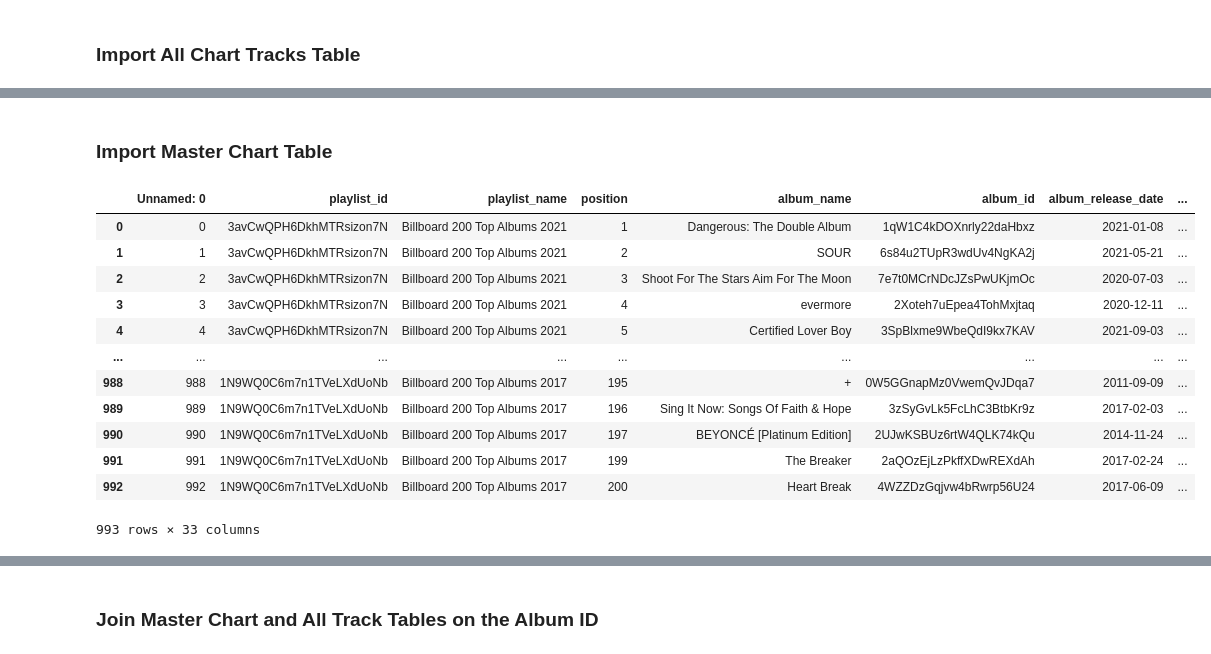
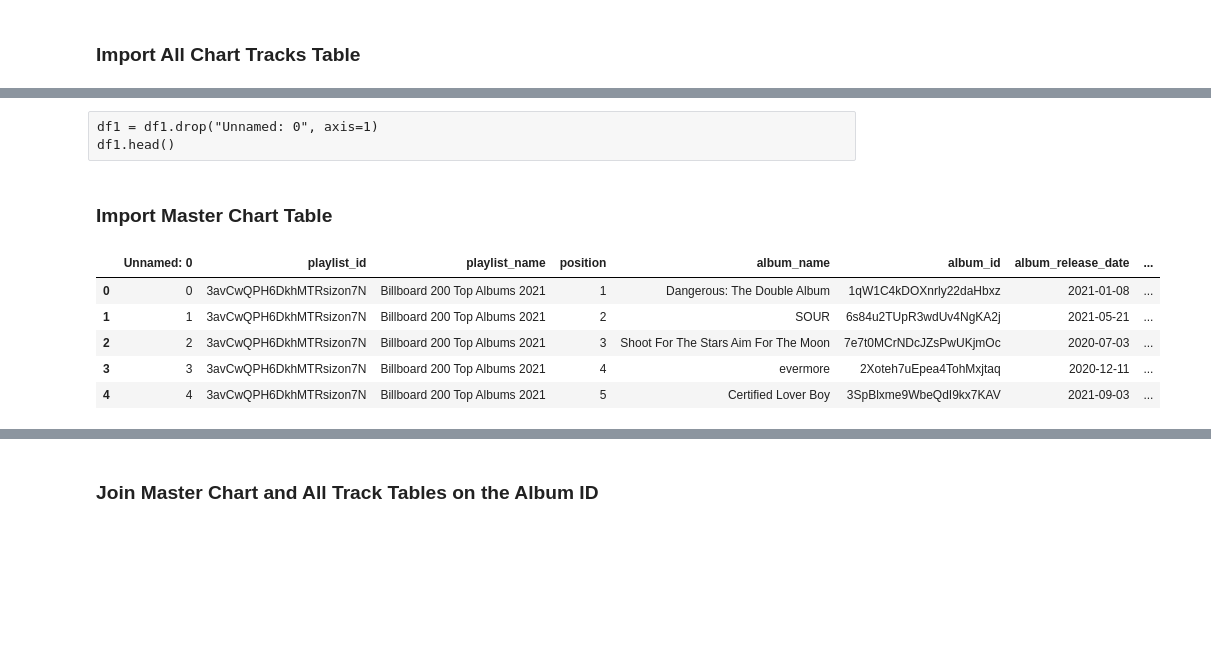
Before and after one commit to katieravenwood/Spotify-Five-Year-Analysis-Project, a Jupyter notebook: notebooks/ExploratoryAnalysis.ipynb, the cells around one changed output, grey strips where cells are left out. Drawn from its saved outputs; the diff is of its cells as text; code cells hidden in the pictures; blank space fills up the shorter version.

```diff
--- a/notebooks/ExploratoryAnalysis.ipynb
+++ b/notebooks/ExploratoryAnalysis.ipynb
@@ -37,19 +20,15 @@ df1
+# %% [raw]
+df1 = df1.drop("Unnamed: 0", axis=1)
+df1.head()
 # %% [markdown]
 ### Import Master Chart Table
 # %%
-df2=pd.read_csv("../data/MasterChartTable.csv")
-df2
+df2=pd.read_csv("../data/MasterChartTableRecoded.csv")
+df2.head()
 # %% [output]
 |  | Unnamed: 0 | playlist_id | playlist_name | position | album_name | album_id | album_release_date | ... |
 | 0 | 0 | 3avCwQPH6DkhMTRsizon7N | Billboard 200 Top Albums 2021 | 1 | Dangerous: The Double Album | 1qW1C4kDOXnrly22daHbxz | 2021-01-08 | ... |
 | 1 | 1 | 3avCwQPH6DkhMTRsizon7N | Billboard 200 Top Albums 2021 | 2 | SOUR | 6s84u2TUpR3wdUv4NgKA2j | 2021-05-21 | ... |
 | 2 | 2 | 3avCwQPH6DkhMTRsizon7N | Billboard 200 Top Albums 2021 | 3 | Shoot For The Stars Aim For The Moon | 7e7t0MCrNDcJZsPwUKjmOc | 2020-07-03 | ... |
 | 3 | 3 | 3avCwQPH6DkhMTRsizon7N | Billboard 200 Top Albums 2021 | 4 | evermore | 2Xoteh7uEpea4TohMxjtaq | 2020-12-11 | ... |
 | 4 | 4 | 3avCwQPH6DkhMTRsizon7N | Billboard 200 Top Albums 2021 | 5 | Certified Lover Boy | 3SpBlxme9WbeQdI9kx7KAV | 2021-09-03 | ... |
-| ... | ... | ... | ... | ... | ... | ... | ... | ... |
-| 988 | 988 | 1N9WQ0C6m7n1TVeLXdUoNb | Billboard 200 Top Albums 2017 | 195 | + | 0W5GGnapMz0VwemQvJDqa7 | 2011-09-09 | ... |
-| 989 | 989 | 1N9WQ0C6m7n1TVeLXdUoNb | Billboard 200 Top Albums 2017 | 196 | Sing It Now: Songs Of Faith & Hope | 3zSyGvLk5FcLhC3BtbKr9z | 2017-02-03 | ... |
-| 990 | 990 | 1N9WQ0C6m7n1TVeLXdUoNb | Billboard 200 Top Albums 2017 | 197 | BEYONCÉ [Platinum Edition] | 2UJwKSBUz6rtW4QLK74kQu | 2014-11-24 | ... |
-| 991 | 991 | 1N9WQ0C6m7n1TVeLXdUoNb | Billboard 200 Top Albums 2017 | 199 | The Breaker | 2aQOzEjLzPkffXDwREXdAh | 2017-02-24 | ... |
-| 992 | 992 | 1N9WQ0C6m7n1TVeLXdUoNb | Billboard 200 Top Albums 2017 | 200 | Heart Break | 4WZZDzGqjvw4bRwrp56U24 | 2017-06-09 | ... |
-993 rows × 33 columns
```
Also changed, not shown: parts of 24 cells of this notebook, 4 other files.
